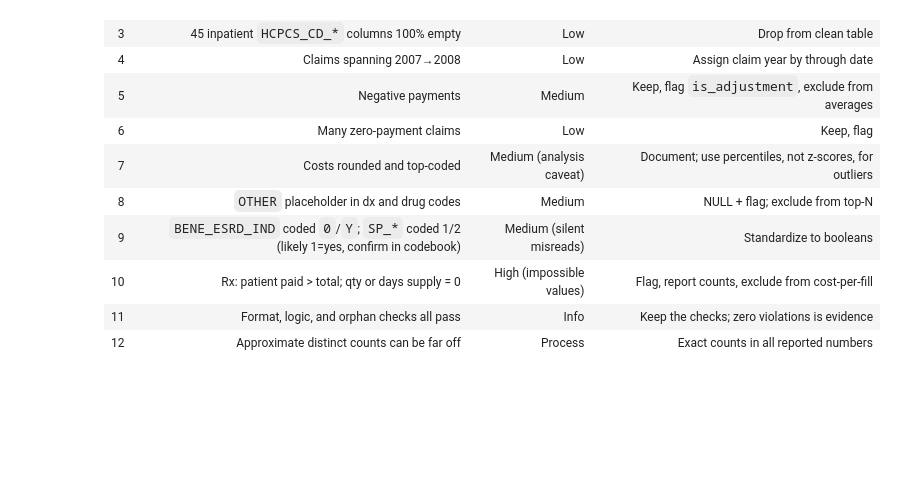
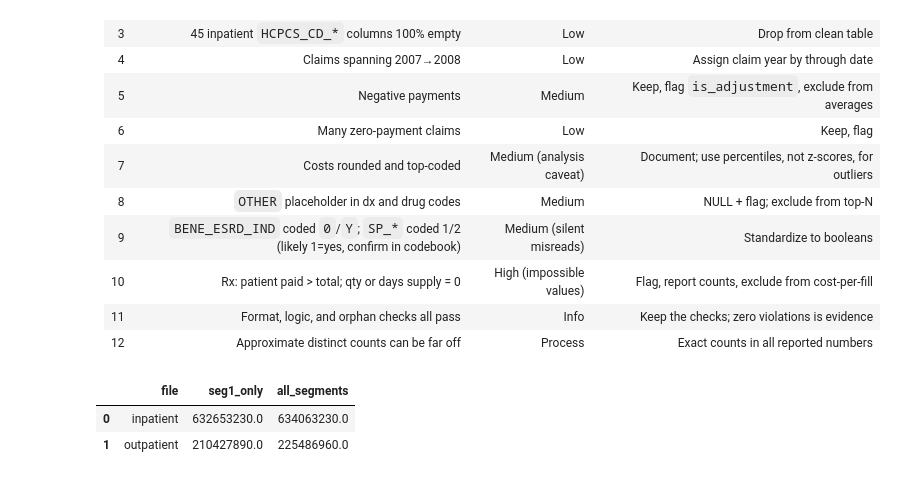
Before and after one commit to i9ormaslov/healthcare-claims-pipeline, a Jupyter notebook: notebooks/01_profile_raw.ipynb, the cells around one changed output. Cells and saved outputs as stored; diff of their text form; code cells hidden in the pictures; blank space fills up the shorter version.

```diff
--- a/notebooks/01_profile_raw.ipynb
+++ b/notebooks/01_profile_raw.ipynb
@@ -301,5 +416,21 @@ These are the clearest **true validation failures** in the data.
 | 10 | Rx: patient paid > total; qty or days supply = 0 | High (impossible values) | Flag, report counts, exclude from cost-per-fill |
 | 11 | Format, logic, and orphan checks all pass | Info | Keep the checks; zero violations is evidence |
 | 12 | Approximate distinct counts can be far off | Process | Exact counts in all reported numbers |
+# %%
+q("""
+SELECT 'inpatient' AS file,
+    SUM(TRY_CAST(CLM_PMT_AMT AS DOUBLE)) FILTER (WHERE SEGMENT = '1')   AS seg1_only,
+    SUM(TRY_CAST(CLM_PMT_AMT AS DOUBLE))                                AS all_segments
+FROM raw.inpatient
+UNION ALL
+SELECT 'outpatient',
+    SUM(TRY_CAST(CLM_PMT_AMT AS DOUBLE)) FILTER (WHERE SEGMENT = '1'),
+    SUM(TRY_CAST(CLM_PMT_AMT AS DOUBLE))
+FROM raw.outpatient
+""")
+# %% [output]
+|  | file | seg1_only | all_segments |
+| 0 | inpatient | 632653230.0 | 634063230.0 |
+| 1 | outpatient | 210427890.0 | 225486960.0 |
 # %%
 con.close()
```
Also changed, not shown: parts of 20 cells of this notebook, 13 other files.
